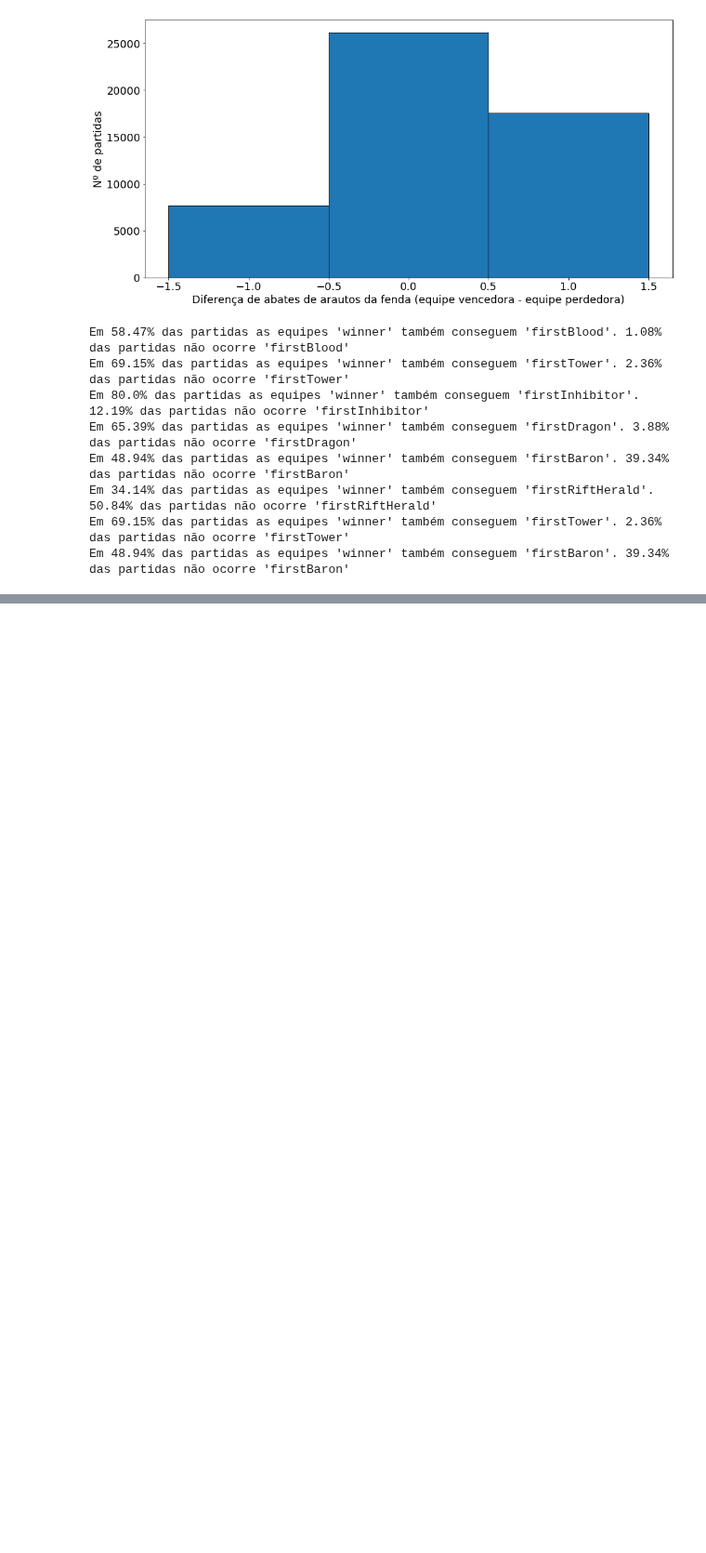
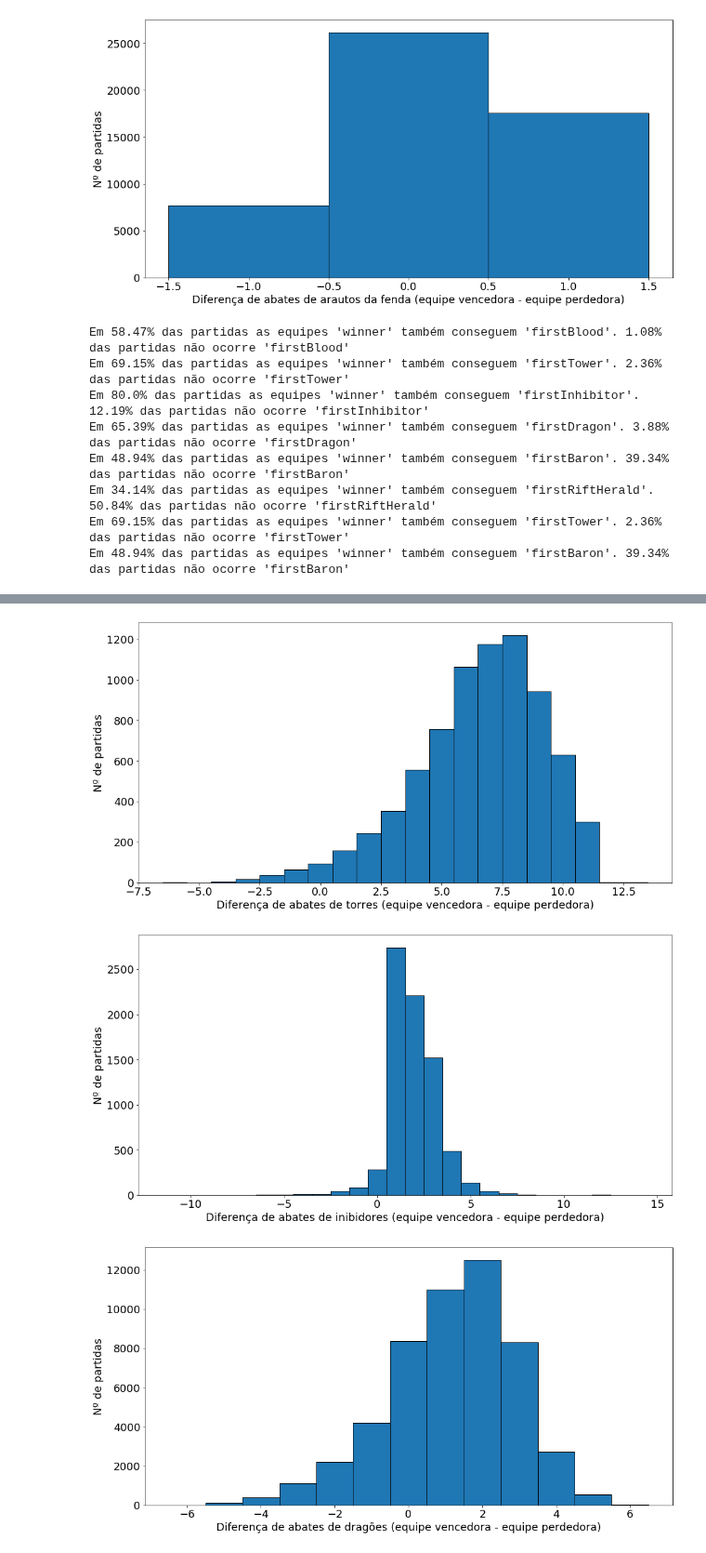
Before and after one commit to guilhermepoluc/league-of-legends-analysis-icd, a Jupyter notebook: analiseExploratoria.ipynb, the cells around one changed output, grey strips where cells are left out. Shown at 93% size. Saved outputs shown, nothing was run; the diff lists cells and outputs as text; code cells hidden in the pictures; blank space fills up the shorter version.

```diff
--- a/analiseExploratoria.ipynb
+++ b/analiseExploratoria.ipynb
@@ -44,16 +46,6 @@ df.head()
 | 3 | 9 | 2 | 1 | 2 | 0 | 3326856598 | ... |
 | 4 | 6 | 2 | 1 | 2 | 0 | 3330080762 | ... |
 5 rows × 66 columns
-# %%
-def meu_plot(atributo, x, y, bins):
-    plt.figure(figsize=(16, 8))
-    plt.hist(atributo, edgecolor='k', bins=bins)
-    plt.xlabel(x)
-    plt.ylabel(y)
-
-    ax = plt.gca()
-    for item in ([ax.title, ax.xaxis.label, ax.yaxis.label] + ax.get_xticklabels() + ax.get_yticklabels()):
-        item.set_fontsize(18)
 # %%
 def meu_plot(atributo, x, y, discr=True):
     bins = 40
@@ -156,0 +111,3 @@ Em 34.27% das partidas as equipes 'firstBlood' também conseguem 'firstBaron'. 3
+# %%
+df2 = pd.read_csv('LeagueofLegends.csv')
+df2.columns
@@ -156,0 +150,5 @@ Em 34.27% das partidas as equipes 'firstBlood' também conseguem 'firstBaron'. 3
+# %%
+df2['bDragons'] = df2['bDragons'].str.replace('None', 'DRAGON')
+edit_atr_count_str(df2['bDragons'], "DRAGON")
+edit_atr_count_str(df2['rDragons'], "DRAGON")
+novo_atr_diff(df2, 'bDragons', 'rDragons', 'dragonKillsDiff', 0, 'bResult', 0)
@@ -156,0 +163,10 @@ Em 34.27% das partidas as equipes 'firstBlood' também conseguem 'firstBaron'. 3
+# %%
+meu_plot(df2['towerKillsDiff'], 'Diferença de abates de torres (equipe vencedora - equipe perdedora)', 'Nº de partidas')
+meu_plot(df2['inhibitorKillsDiff'], 'Diferença de abates de inibidores (equipe vencedora - equipe perdedora)', 'Nº de partidas')
+meu_plot(df['dragonKillsDiff'], 'Diferença de abates de dragões (equipe vencedora - equipe perdedora)', 'Nº de partidas')
+meu_plot(df['baronKillsDiff'], 'Diferença de abates de barões (equipe vencedora - equipe perdedora)', 'Nº de partidas')
+meu_plot(df['riftHeraldDiff'], 'Diferença de abates de arautos da fenda (equipe vencedora - equipe perdedora)', 'Nº de partidas')
+# %% [output]
+[figure, added]
+[figure, added]
+[figure, added]
```
Also changed, not shown: parts of 17 cells of this notebook, 1 other file.
